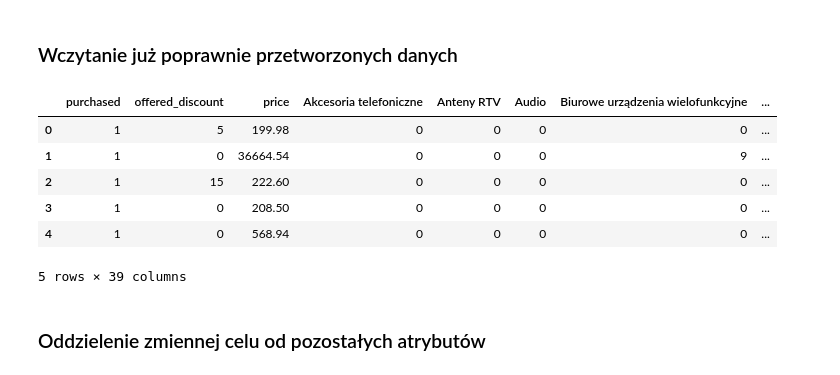
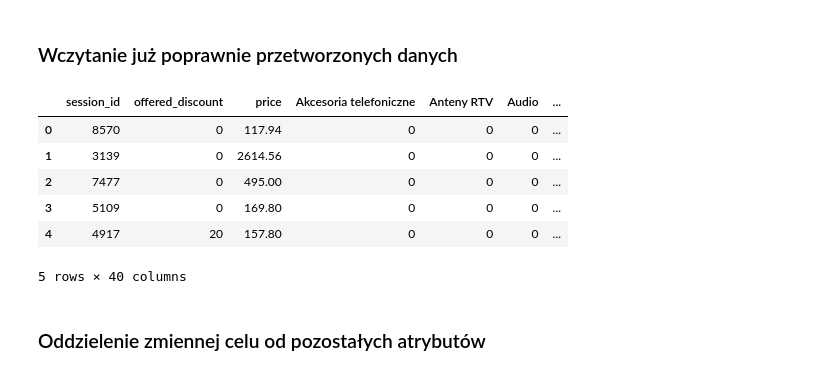
Before and after one commit to lukasz-staniszewski/purchase-in-session-analysis, a Jupyter notebook: notebooks/model_selection/model_selection.ipynb, the cells around one changed output. Saved outputs shown, nothing was run; the diff lists cells and outputs as text; code cells hidden in the pictures.

```diff
--- a/notebooks/model_selection/model_selection.ipynb
+++ b/notebooks/model_selection/model_selection.ipynb
@@ -13,16 +13,17 @@ import numpy as np
 # %% [markdown]
 ### Wczytanie już poprawnie przetworzonych danych
 # %%
-df = pd.read_json(path_or_buf='../../data/processed/dataset.jsonl')
+train_df = pd.read_json(path_or_buf='../../data/processed/train_set.jsonl')
+test_df = pd.read_json(path_or_buf='../../data/processed/test_set.jsonl')
 # %%
-df.head()
+train_df.head()
 # %% [output]
-|  | purchased | offered_discount | price | Akcesoria telefoniczne | Anteny RTV | Audio | Biurowe urządzenia wielofunkcyjne | ... |
-| 0 | 1 | 5 | 199.98 | 0 | 0 | 0 | 0 | ... |
-| 1 | 1 | 0 | 36664.54 | 0 | 0 | 0 | 9 | ... |
-| 2 | 1 | 15 | 222.60 | 0 | 0 | 0 | 0 | ... |
-| 3 | 1 | 0 | 208.50 | 0 | 0 | 0 | 0 | ... |
-| 4 | 1 | 0 | 568.94 | 0 | 0 | 0 | 0 | ... |
+|  | session_id | offered_discount | price | Akcesoria telefoniczne | Anteny RTV | Audio | ... |
+| 0 | 8570 | 0 | 117.94 | 0 | 0 | 0 | ... |
+| 1 | 3139 | 0 | 2614.56 | 0 | 0 | 0 | ... |
+| 2 | 7477 | 0 | 495.00 | 0 | 0 | 0 | ... |
+| 3 | 5109 | 0 | 169.80 | 0 | 0 | 0 | ... |
+| 4 | 4917 | 20 | 157.80 | 0 | 0 | 0 | ... |
-5 rows × 39 columns
+5 rows × 40 columns
 # %% [markdown]
 ### Oddzielenie zmiennej celu od pozostałych atrybutów
```
Also changed, not shown: parts of 27 cells of this notebook, 5 other files.
